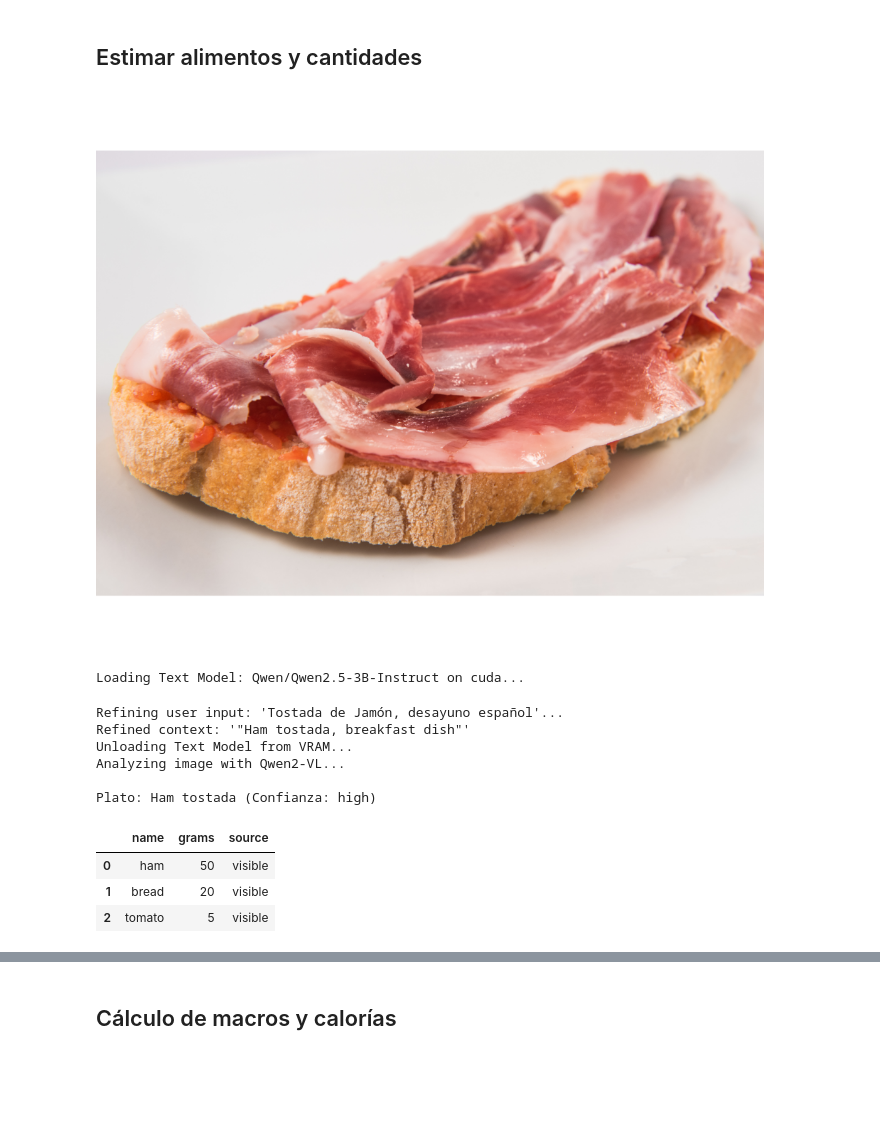
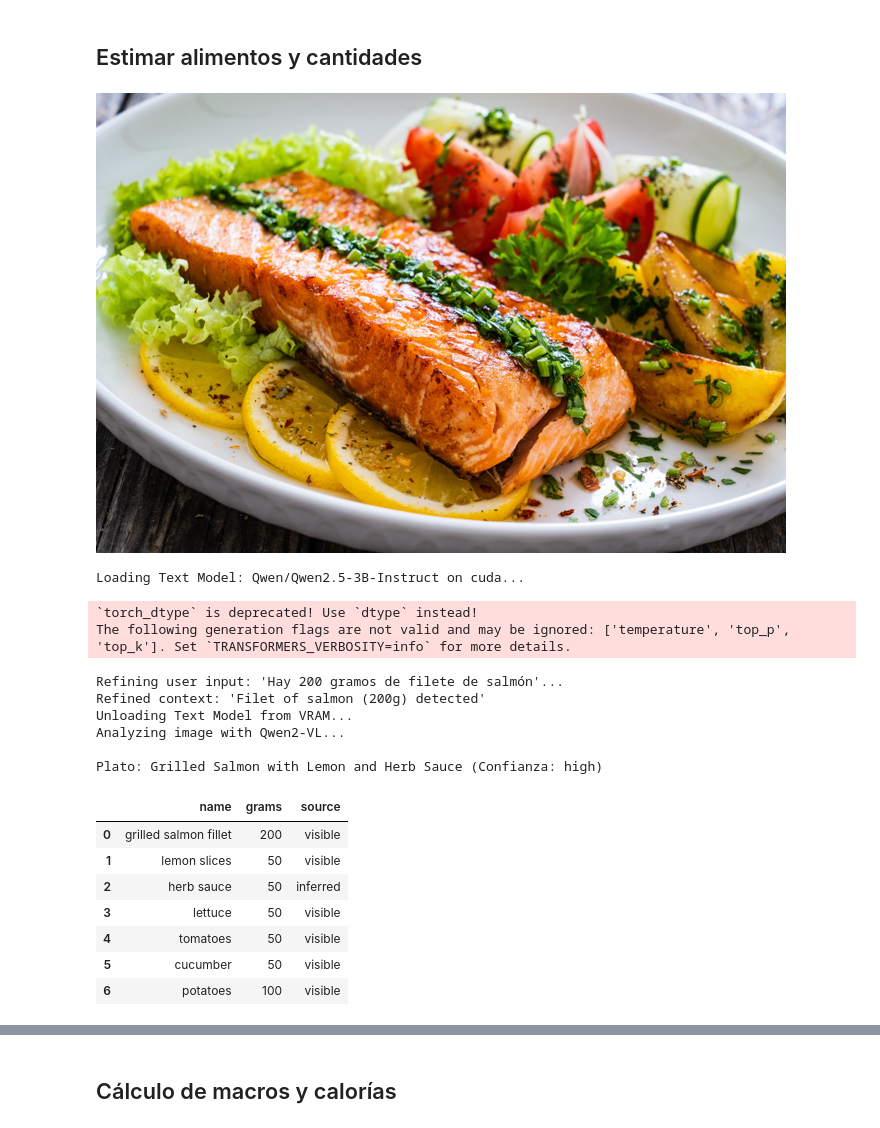
Before and after one commit to hepejaAED/CalorIA, a Jupyter notebook: main.ipynb, the cells around one changed output, grey strips where cells are left out. Drawn from its saved outputs; the diff is of its cells as text; code cells hidden in the pictures; blank space fills up the shorter version.

```diff
--- a/main.ipynb
+++ b/main.ipynb
@@ -44,7 +42,7 @@ user = UserProfile(
     height_cm      = 178.0,
     activity_level = 3,             # entrenos/semana (0-6)
     goal           = "maintenance",  # "loss" | "maintenance" | "gain"
-    restrictions   = {                    # ← esto faltaba
+    restrictions   = {
         "allergies":    [],               # e.g. ["gluten", "nuts"]
         "intolerances": [],               # e.g. ["lactose"]
         "dislikes":     [],               # e.g. ["liver", "anchovies"]
@@ -59,9 +57,9 @@ with open("user.json", "w") as f:
         "name": user.name,
         "daily_targets": {
             "kcal":      user.daily_targets["kcal"],
-            "protein_g": user.daily_targets["protein"],
-            "carbs_g":   user.daily_targets["carbs"],
-            "fat_g":     user.daily_targets["fat"],
+            "protein_g": user.daily_targets["protein_g"],
+            "carbs_g":   user.daily_targets["carbs_g"],
+            "fat_g":     user.daily_targets["fat_g"],
         },
         "restrictions": user.restrictions
     }, f, indent=4)
@@ -76,33 +74,39 @@ Objetivo diario: 2701 kcal
 ## Estimar alimentos y cantidades
 # %%
 # Ruta de la imagen
-img_path = "images/foto5.png"
+img_path = "images/foto2.jpg"
 display(Image.open(img_path)) # Ver la foto
 
 # Texto opcional del usuario
-user_input = "Tostada de Jamón, desayuno español"
+user_input = "Hay 200 gramos de filete de salmón"
 #user_input = None # O déjalo en None si no quieres añadir nada
 
 # Ejecutar el análisis completo
 resultado = nutrition_system.analyze_food(img_path, user_context_text=user_input)
 
 # Mostrar resultados
 if "ingredients" in resultado:
     print(f"\nPlato: {resultado['dish_name']} (Confianza: {resultado['confidence']})")
     df = pd.DataFrame(resultado['ingredients'])
     display(df)
 else:
     print(resultado)
 # %% [output]
-[figure, old version]
+[figure, new version]
 Loading Text Model: Qwen/Qwen2.5-3B-Instruct on cuda...
-Refining user input: 'Tostada de Jamón, desayuno español'...
-Refined context: '"Ham tostada, breakfast dish"'
-Unloading Text Model from VRAM...
-Analyzing image with Qwen2-VL...
-
-Plato: Ham tostada (Confianza: high)
+`torch_dtype` is deprecated! Use `dtype` instead!
+The following generation flags are not valid and may be ignored: ['temperature', 'top_p', 'top_k']. Set `TRANSFORMERS_VERBOSITY=info` for more details.
+Refining user input: 'Hay 200 gramos de filete de salmón'...
+Refined context: 'Filet of salmon (200g) detected'
+Unloading Text Model from VRAM...
+Analyzing image with Qwen2-VL...
+
+Plato: Grilled Salmon with Lemon and Herb Sauce (Confianza: high)
 |  | name | grams | source |
-| 0 | ham | 50 | visible |
-| 1 | bread | 20 | visible |
-| 2 | tomato | 5 | visible |
+| 0 | grilled salmon fillet | 200 | visible |
+| 1 | lemon slices | 50 | visible |
+| 2 | herb sauce | 50 | inferred |
+| 3 | lettuce | 50 | visible |
+| 4 | tomatoes | 50 | visible |
+| 5 | cucumber | 50 | visible |
+| 6 | potatoes | 100 | visible |
```
Also changed, not shown: parts of 4 cells of this notebook.
